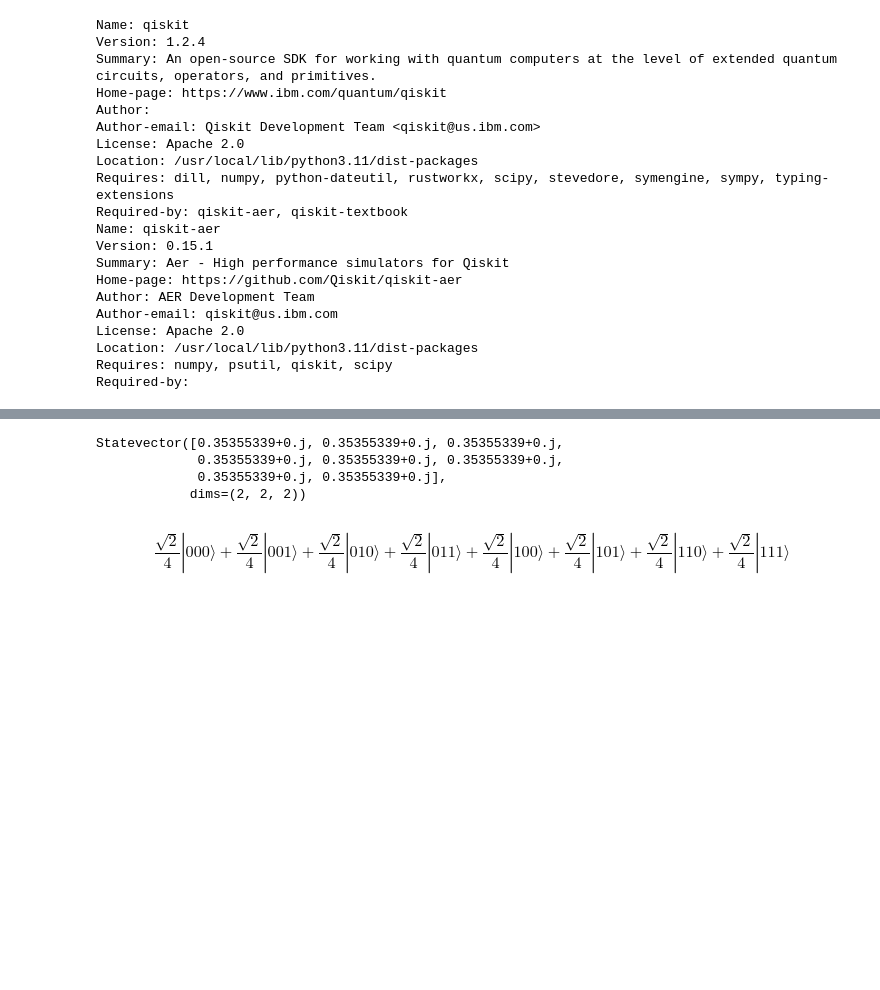
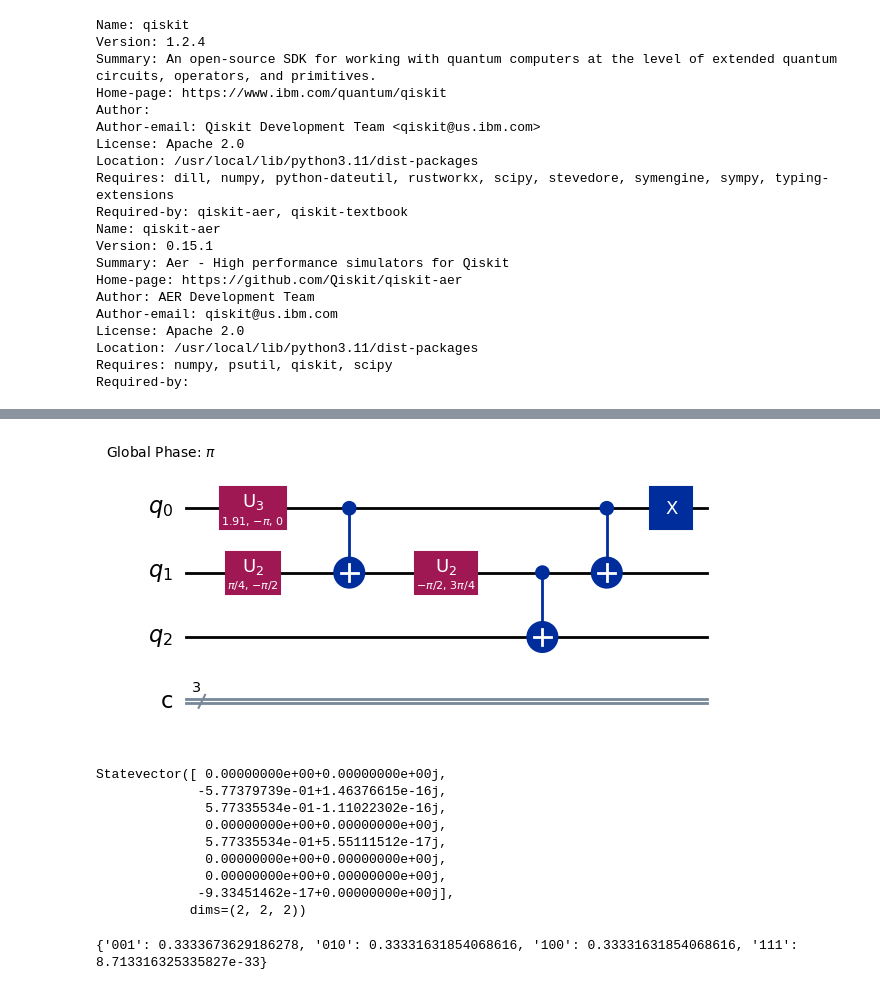
Before and after one commit to mkbahk/QuantumComputing, a Jupyter notebook: QuantumToyAlgorithm_WState_00_statevector.ipynb, the cells around one changed output, grey strips where cells are left out. Cells and saved outputs as stored; diff of their text form; code cells hidden in the pictures; blank space fills up the shorter version.

```diff
--- a/QuantumToyAlgorithm_WState_00_statevector.ipynb
+++ b/QuantumToyAlgorithm_WState_00_statevector.ipynb
@@ -77,11 +75,26 @@ qc.draw(output='mpl')
+# %%
+# 시뮬레이션 실행
+backend = Aer.get_backend('statevector_simulator')
+#backend = Aer.get_backend('qasm_simulator')
+
+qc_transpiled = transpile(qc, backend)
+
+qc_transpiled.draw('mpl')
+# %% [output]
+[figure, added]
 # %%
 # 시뮬레이션 실행
-backend = Aer.get_backend('statevector_simulator')
-result = backend.run(qc, shot=1024).result()
+
+result = backend.run(qc_transpiled, shot=1024).result()
 statevector = result.get_statevector()
 print(statevector)
 # %% [output]
-Statevector([0.35355339+0.j, 0.35355339+0.j, 0.35355339+0.j,
-             0.35355339+0.j, 0.35355339+0.j, 0.35355339+0.j,
-             0.35355339+0.j, 0.35355339+0.j],
+Statevector([ 0.00000000e+00+0.00000000e+00j,
+             -5.77379739e-01+1.46376615e-16j,
+              5.77335534e-01-1.11022302e-16j,
+              0.00000000e+00+0.00000000e+00j,
+              5.77335534e-01+5.55111512e-17j,
+              0.00000000e+00+0.00000000e+00j,
+              0.00000000e+00+0.00000000e+00j,
+             -9.33451462e-17+0.00000000e+00j],
             dims=(2, 2, 2))
@@ -98,4 +101,4 @@ from qiskit.quantum_info.operators import Operator, Pauli
-# %%
-statevector.draw("latex")
-# %% [output]
-$$\frac{\sqrt{2}}{4} |000\rangle+\frac{\sqrt{2}}{4} |001\rangle+\frac{\sqrt{2}}{4} |010\rangle+\frac{\sqrt{2}}{4} |011\rangle+\frac{\sqrt{2}}{4} |100\rangle+\frac{\sqrt{2}}{4} |101\rangle+\frac{\sqrt{2}}{4} |110\rangle+\frac{\sqrt{2}}{4} |111\rangle$$
+# %%
+print(statevector.probabilities_dict())
+# %% [output]
+{'001': 0.3333673629186278, '010': 0.33331631854068616, '100': 0.33331631854068616, '111': 8.713316325335827e-33}
```
Also changed, not shown: parts of 11 cells of this notebook.
